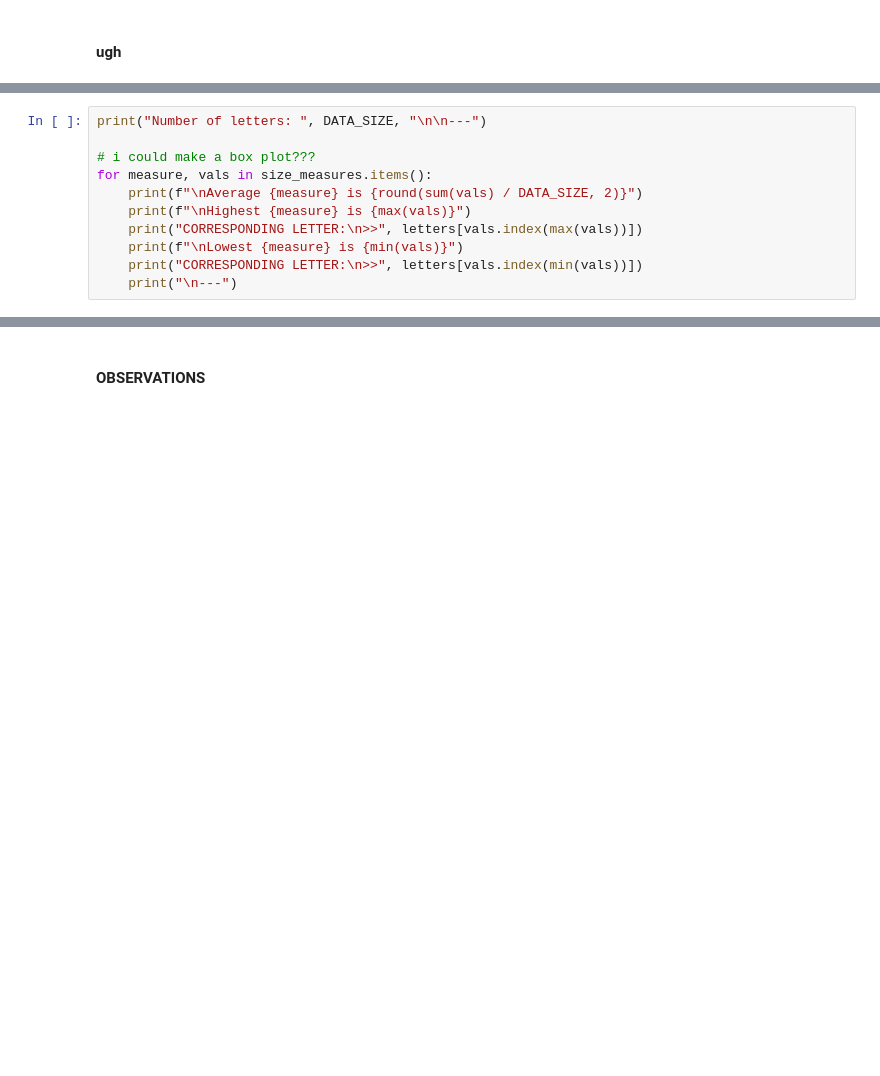
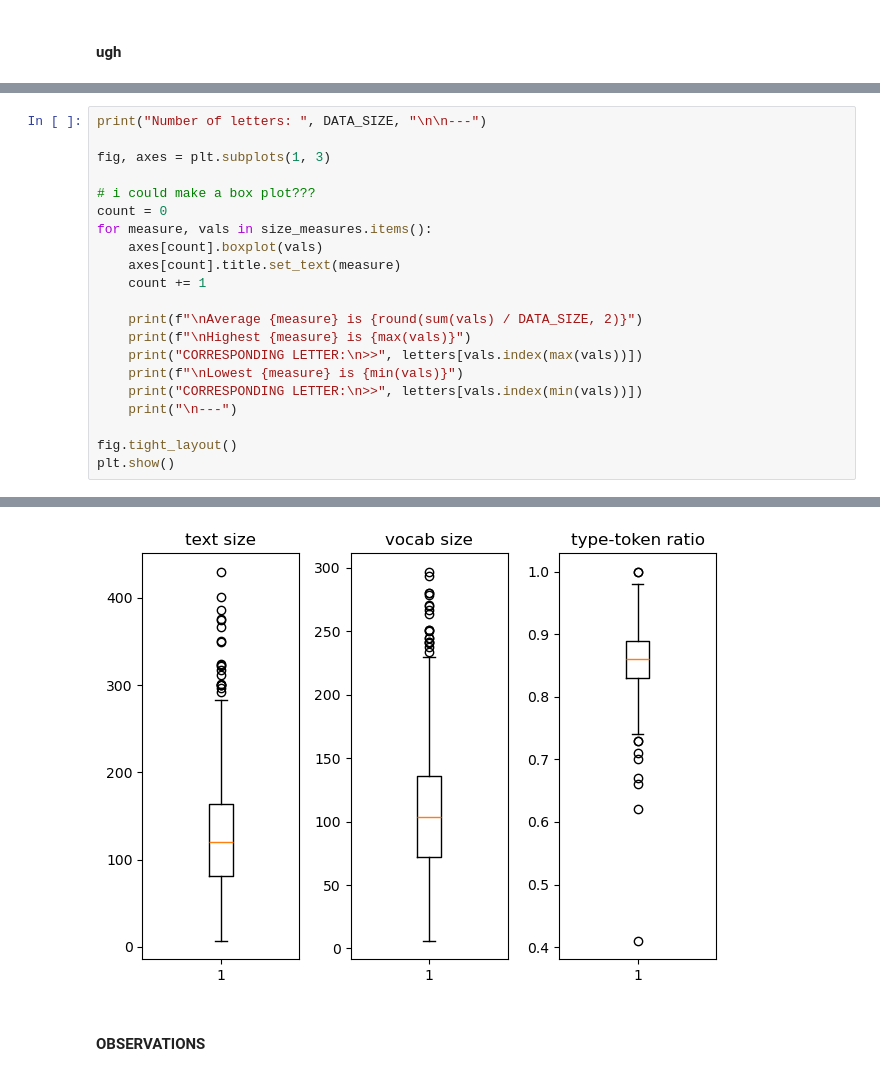
Before and after one commit to zhao-rry/TM2025_project, a Jupyter notebook: general_stats.ipynb, the cells around one changed output, grey strips where cells are left out. Drawn from its saved outputs; the diff is of its cells as text; blank space fills up the shorter version.

Commit message:
Change index name and add (not very informative) graphs

```diff
--- a/general_stats.ipynb
+++ b/general_stats.ipynb
@@ -239,32 +243,43 @@ for letter in letters:
 # %%
 print("Number of letters: ", DATA_SIZE, "\n\n---")
 
+fig, axes = plt.subplots(1, 3)
+
 # i could make a box plot???
+count = 0
 for measure, vals in size_measures.items():
+    axes[count].boxplot(vals)
+    axes[count].title.set_text(measure)
+    count += 1
+
     print(f"\nAverage {measure} is {round(sum(vals) / DATA_SIZE, 2)}")
     print(f"\nHighest {measure} is {max(vals)}")
     print("CORRESPONDING LETTER:\n>>", letters[vals.index(max(vals))])
     print(f"\nLowest {measure} is {min(vals)}")
     print("CORRESPONDING LETTER:\n>>", letters[vals.index(min(vals))])
     print("\n---")
+
+fig.tight_layout()
+plt.show()
 # %% [output]
 Number of letters:  403
 
 ---
 
 Average text size is 132.33
 
 Highest text size is 430
 CORRESPONDING LETTER:
 >> zeppelin london 4th nov 1915 ginger 56 ramsden rd balham nov 4th 1915 ginger zeppelin fortunate enough view whole great many happen 9.30. earlier passing zep raid tonight notice report paper somewh ...
 
 Lowest text size is 7
 CORRESPONDING LETTER:
 ... (23 lines left out)
 CORRESPONDING LETTER:
 >> 16th oct content food 16.10.18 thurloe contain list weigh approximately 15 lb pack sometimes content slightly alter b lb beef 1 ½ lb biscuit ½ lb vegetable ½ lb cocoa 1 lb tin ration 1 lb milk ½ lb ...
 
 ---
+[figure, added]
 # %% [markdown]
 <h4>OBSERVATIONS</h4>
 # %%
```
Also changed, not shown: parts of 4 cells of this notebook, 1 other file.
